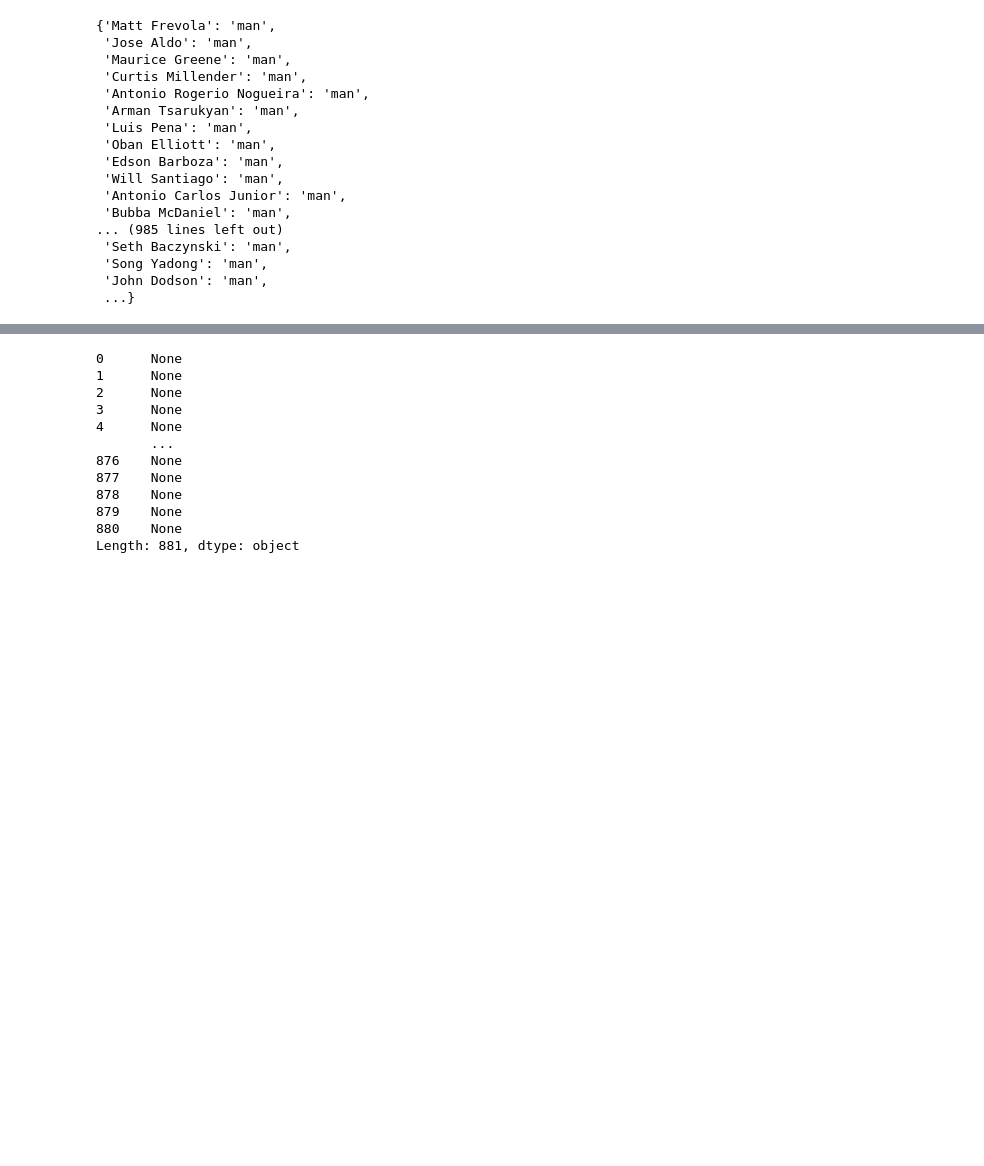
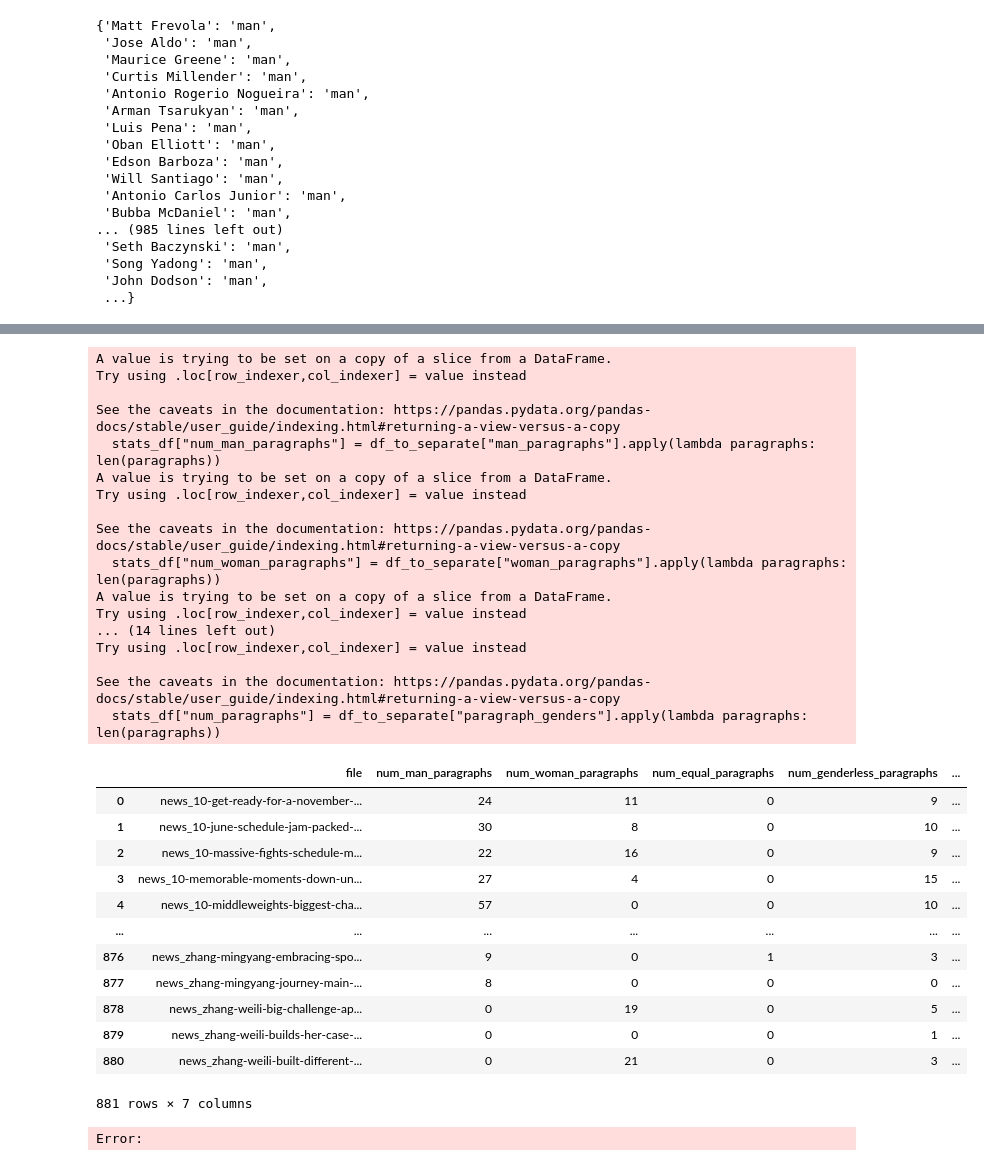
Before and after one commit to sfu-discourse-lab/ufc-women-data-collection, a Jupyter notebook: 06_separate_gendered_paragraphs.ipynb, the cells around one changed output, grey strips where cells are left out. Saved outputs shown, nothing was run; the diff lists cells and outputs as text; code cells hidden in the pictures; blank space fills up the shorter version.

```diff
--- a/06_separate_gendered_paragraphs.ipynb
+++ b/06_separate_gendered_paragraphs.ipynb
@@ -66,7 +66,7 @@ def already_split_gender_paragraphs(article_file: str):
 # Since this part of the pipeline is very resource intensive,
 # we only want to run it on articles that haven't already been split on gender.
 # However, you can set this variable to True if you still want to run on everything.
-run_on_all_files = False
+run_on_all_files = True
 
 if run_on_all_files:
     df_to_separate = df
@@ -356,4 +350,51 @@ df_to_separate
 881 rows × 15 columns
+# %%
+stats_df = df_to_separate[["file"]].copy()
+
+stats_df["num_man_paragraphs"] = df_to_separate["man_paragraphs"].apply(lambda paragraphs: len(paragraphs))
+stats_df["num_woman_paragraphs"] = df_to_separate["woman_paragraphs"].apply(lambda paragraphs: len(paragraphs))
+stats_df["num_equal_paragraphs"] = df_to_separate["equal_paragraphs"].apply(lambda paragraphs: len(paragraphs))
+stats_df["num_genderless_paragraphs"] = df_to_separate["genderless_paragraphs"].apply(lambda paragraphs: len(paragraphs))
+
+stats_df["num_tokens"] = df_to_separate["doc"].apply(lambda doc: len(doc))
+stats_df["num_paragraphs"] = df_to_separate["paragraph_genders"].apply(lambda paragraphs: len(paragraphs))
+
+stats_df
+# %% [output]
+A value is trying to be set on a copy of a slice from a DataFrame.
+Try using .loc[row_indexer,col_indexer] = value instead
+
+See the caveats in the documentation: https://pandas.pydata.org/pandas-docs/stable/user_guide/indexing.html#returning-a-view-versus-a-copy
+  stats_df["num_man_paragraphs"] = df_to_separate["man_paragraphs"].apply(lambda paragraphs: len(paragraphs))
+A value is trying to be set on a copy of a slice from a DataFrame.
+Try using .loc[row_indexer,col_indexer] = value instead
+
+See the caveats in the documentation: https://pandas.pydata.org/pandas-docs/stable/user_guide/indexing.html#returning-a-view-versus-a-copy
+  stats_df["num_woman_paragraphs"] = df_to_separate["woman_paragraphs"].apply(lambda paragraphs: len(paragraphs))
+A value is trying to be set on a copy of a slice from a DataFrame.
+Try using .loc[row_indexer,col_indexer] = value instead
+... (14 lines left out)
+Try using .loc[row_indexer,col_indexer] = value instead
+
+See the caveats in the documentation: https://pandas.pydata.org/pandas-docs/stable/user_guide/indexing.html#returning-a-view-versus-a-copy
+  stats_df["num_paragraphs"] = df_to_separate["paragraph_genders"].apply(lambda paragraphs: len(paragraphs))
+|  | file | num_man_paragraphs | num_woman_paragraphs | num_equal_paragraphs | num_genderless_paragraphs | ... |
+| 0 | news_10-get-ready-for-a-november-... | 24 | 11 | 0 | 9 | ... |
+| 1 | news_10-june-schedule-jam-packed-... | 30 | 8 | 0 | 10 | ... |
+| 2 | news_10-massive-fights-schedule-m... | 22 | 16 | 0 | 9 | ... |
+| 3 | news_10-memorable-moments-down-un... | 27 | 4 | 0 | 15 | ... |
+| 4 | news_10-middleweights-biggest-cha... | 57 | 0 | 0 | 10 | ... |
+| ... | ... | ... | ... | ... | ... | ... |
+| 876 | news_zhang-mingyang-embracing-spo... | 9 | 0 | 1 | 3 | ... |
+| 877 | news_zhang-mingyang-journey-main-... | 8 | 0 | 0 | 0 | ... |
+| 878 | news_zhang-weili-big-challenge-ap... | 0 | 19 | 0 | 5 | ... |
+| 879 | news_zhang-weili-builds-her-case-... | 0 | 0 | 0 | 1 | ... |
+| 880 | news_zhang-weili-built-different-... | 0 | 21 | 0 | 3 | ... |
+881 rows × 7 columns
+# %%
+stats_df.to_csv("./articles_genders_stats.csv", index=False)
+# %% [output]
+Error:
 # %%
 def save_separate_paragraphs(row: pd.Series):
     original_file: str = row["file"]
@@ -386,16 +427,3 @@ def save_separate_paragraphs(row: pd.Series):
         file.write(genderless_text)
 # %%
 df_to_separate.apply(save_separate_paragraphs, axis="columns")
-# %% [output]
-0      None
-1      None
-2      None
-3      None
-4      None
-       ...
-876    None
-877    None
-878    None
-879    None
-880    None
-Length: 881, dtype: object
```
Also changed, not shown: parts of 3 cells of this notebook, 46 other files.
